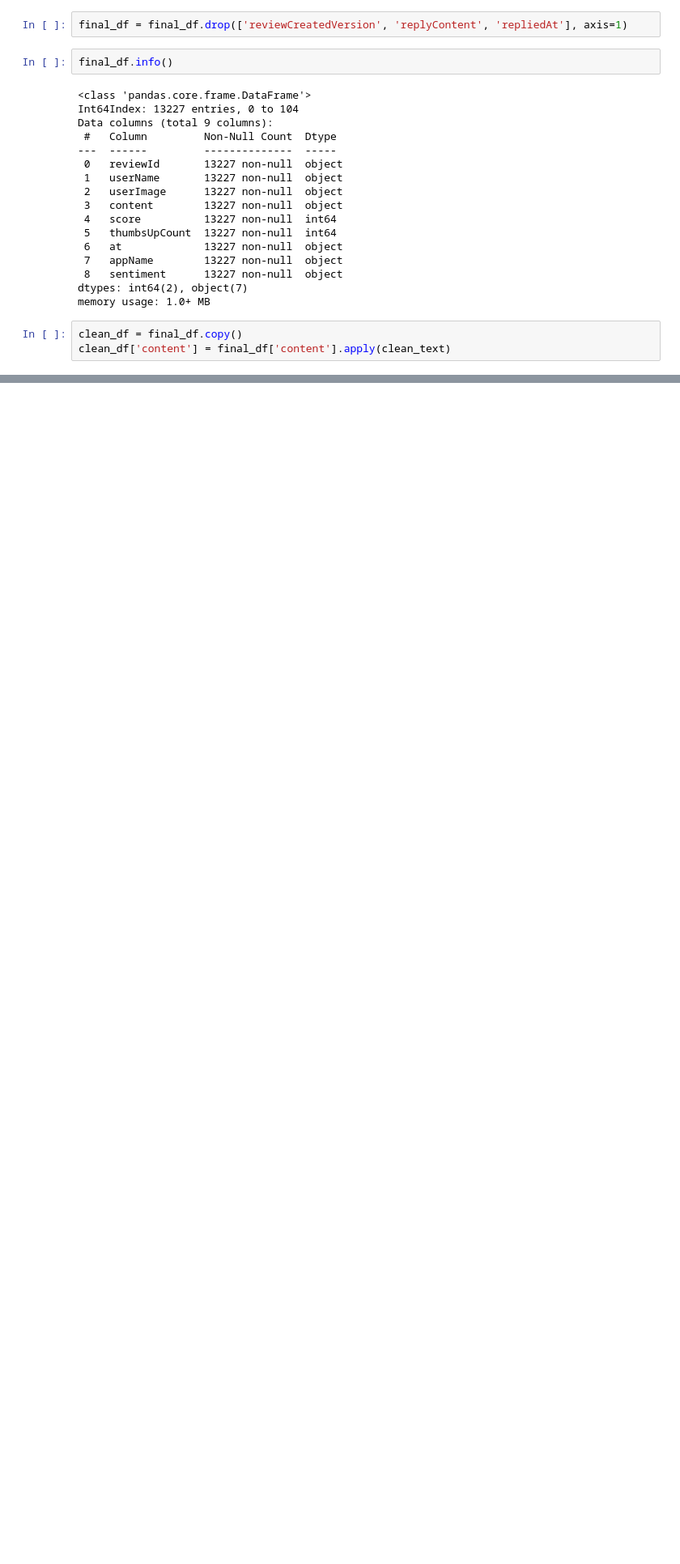
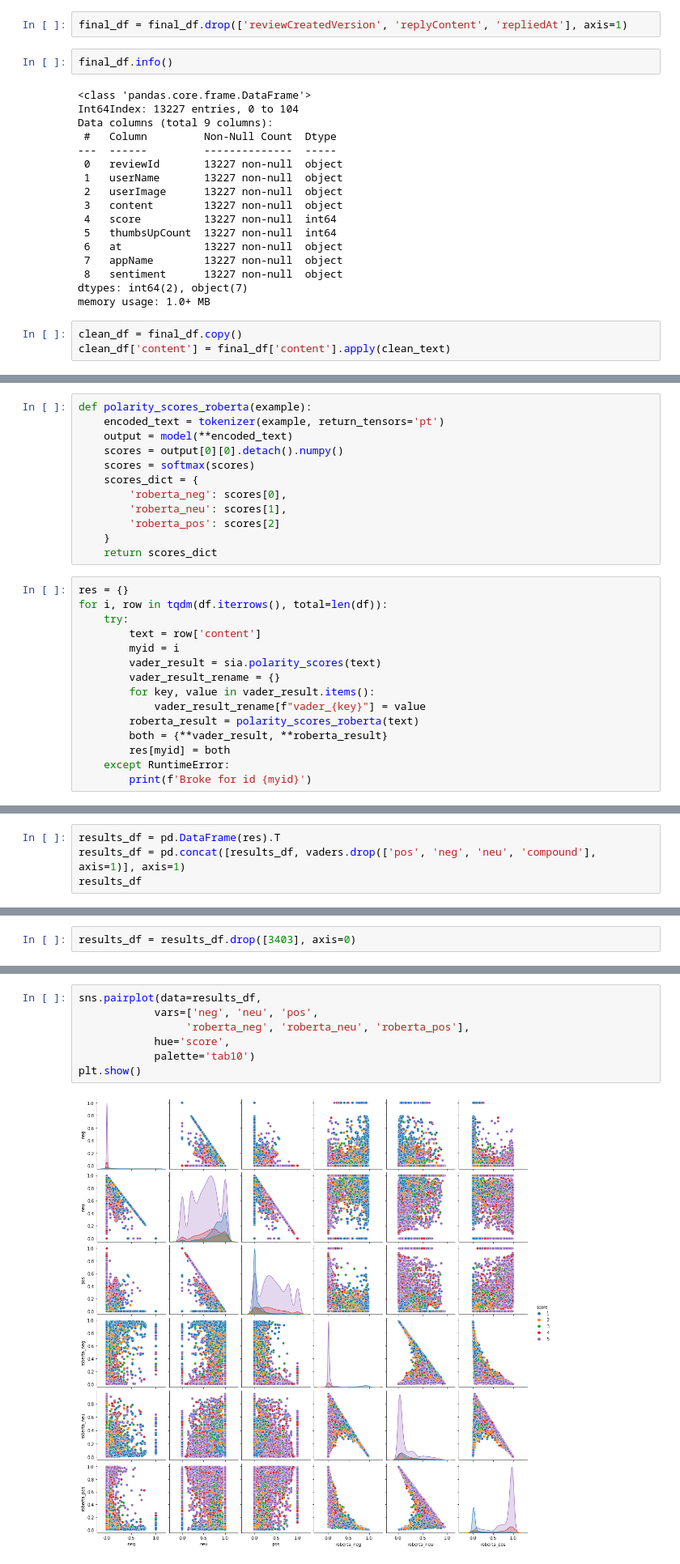
Before and after one commit to rittique/Sentiment_Analysis_using_Google_App_Store_App_Comments, a Jupyter notebook: submission.ipynb, the cells around one changed output, grey strips where cells are left out. Shown at 81% size. Drawn from its saved outputs; the diff is of its cells as text; blank space fills up the shorter version.

```diff
--- a/submission.ipynb
+++ b/submission.ipynb
@@ -412,0 +449,27 @@ Name: content, Length: 10430, dtype: object
+# %%
+def polarity_scores_roberta(example):
+    encoded_text = tokenizer(example, return_tensors='pt')
+    output = model(**encoded_text)
+    scores = output[0][0].detach().numpy()
+    scores = softmax(scores)
+    scores_dict = {
+        'roberta_neg': scores[0],
+        'roberta_neu': scores[1],
+        'roberta_pos': scores[2]
+    }
+    return scores_dict
+# %%
+res = {}
+for i, row in tqdm(df.iterrows(), total=len(df)):
+    try:
+        text = row['content']
+        myid = i
+        vader_result = sia.polarity_scores(text)
+        vader_result_rename = {}
+        for key, value in vader_result.items():
+            vader_result_rename[f"vader_{key}"] = value
+        roberta_result = polarity_scores_roberta(text)
+        both = {**vader_result, **roberta_result}
+        res[myid] = both
+    except RuntimeError:
+        print(f'Broke for id {myid}')
@@ -412,0 +478,4 @@ Name: content, Length: 10430, dtype: object
+# %%
+results_df = pd.DataFrame(res).T
+results_df = pd.concat([results_df, vaders.drop(['pos', 'neg', 'neu', 'compound'], axis=1)], axis=1)
+results_df
@@ -412,0 +496,2 @@ Name: content, Length: 10430, dtype: object
+# %%
+results_df = results_df.drop([3403], axis=0)
@@ -412,0 +506,9 @@ Name: content, Length: 10430, dtype: object
+# %%
+sns.pairplot(data=results_df,
+            vars=['neg', 'neu', 'pos',
+                 'roberta_neg', 'roberta_neu', 'roberta_pos'],
+            hue='score',
+            palette='tab10')
+plt.show()
+# %% [output]
+[figure, added]
```
Also changed, not shown: parts of 57 cells of this notebook.
